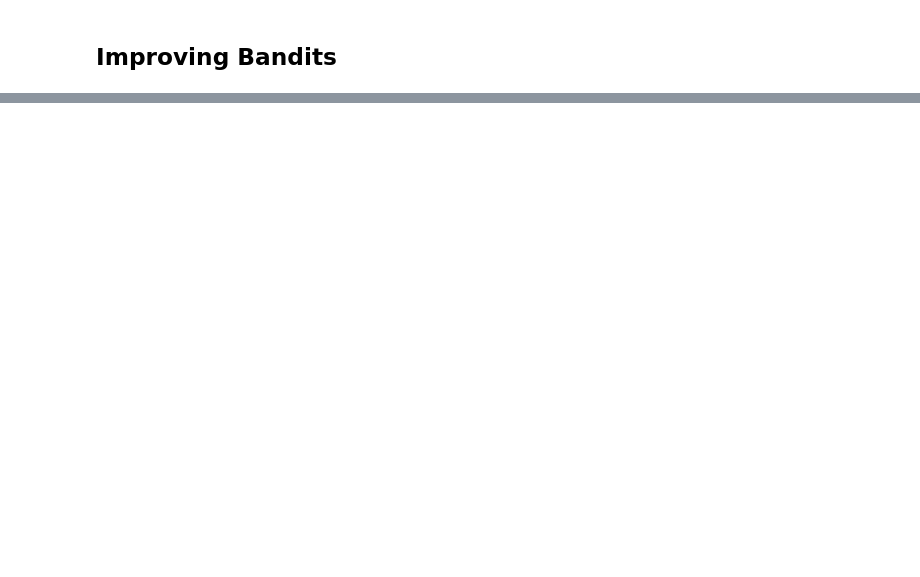
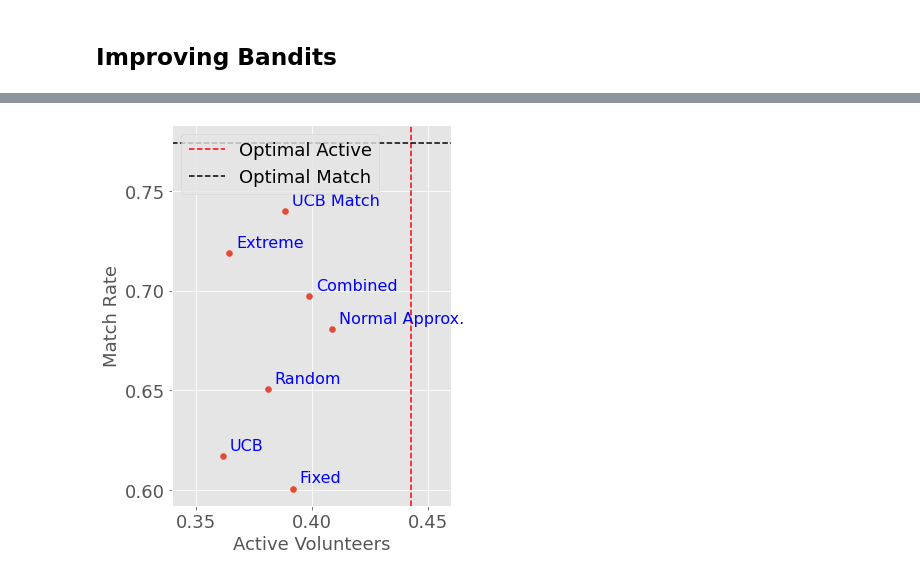
Before and after one commit to naveenr414/food-rescue-rmab, a Jupyter notebook: scripts/Plotting.ipynb, the cells around one changed output, grey strips where cells are left out. Saved outputs shown, nothing was run; the diff lists cells and outputs as text; code cells hidden in the pictures; blank space fills up the shorter version.

```diff
--- a/scripts/Plotting.ipynb
+++ b/scripts/Plotting.ipynb
@@ -223,0 +261,52 @@ plt.savefig("../figures/better_bandit/normal_improvement.pdf")
+# %%
+results = get_results_matching_parameters("matching","results",{})
+
+mean_rewards = {}
+active_rates = {}
+
+for i in results:
+    for j in i['mean_reward']:
+        if j not in mean_rewards:
+            mean_rewards[j] = []
+        mean_rewards[j].append(i['mean_reward'][j])
+    for j in i['active_rate']:
+        if j not in active_rates:
+            active_rates[j] = []
+        active_rates[j].append(i['active_rate'][j])
+for i in active_rates:
+    active_rates[i] = np.mean(active_rates[i])
+for i in mean_rewards:
+    mean_rewards[i] = np.mean(mean_rewards[i])
+# %%
+keys = active_rates.keys()
+keys = [i for i in keys if 'optimal' not in i or 'predicted' in i]
+keys = [i for i in keys if 'wiql' not in i]
+x = [active_rates[i] for i in keys]
+y = [mean_rewards[i] for i in keys]
+
+fig, ax = plt.subplots(figsize=(5,7))
+
+
+plt.scatter(x,y)
+y_line = mean_rewards['optimal_match_rewards']
+x_line = active_rates['optimal_rewards']
+
+ax.axvline(x=x_line, color='red', linestyle='--',label='Optimal Active')
+
+# Plot the horizontal dashed line
+ax.axhline(y=y_line, color='black', linestyle='--',label='Optimal Match')
+plt.yticks([0.6,0.65,0.7,0.75])
+plt.xticks([0.35,0.4,0.45])
+plt.legend()
+
+plt.ylabel("Match Rate")
+plt.xlabel("Active Volunteers")
+
+plt.xlim([0.34,0.46])
+for name in keys:
+    nice = method_to_nice[name]
+    plt.text(active_rates[name] + 0.003, mean_rewards[name]+0.003, nice, fontsize=16
+    , color='blue')
+plt.savefig("../figures/matching/tradeoff.pdf")
+# %% [output]
+[figure, added]
```
Also changed, not shown: parts of 12 cells of this notebook, 7 other files.
